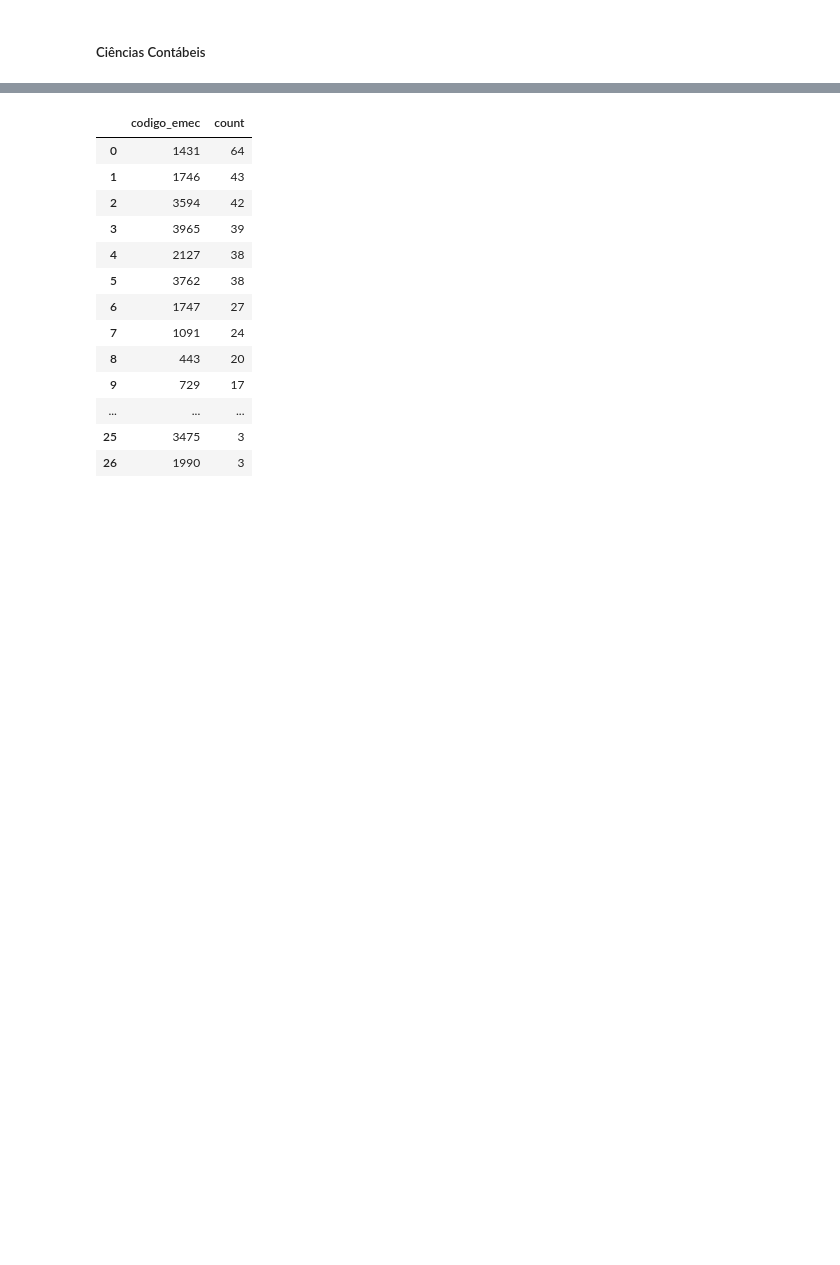
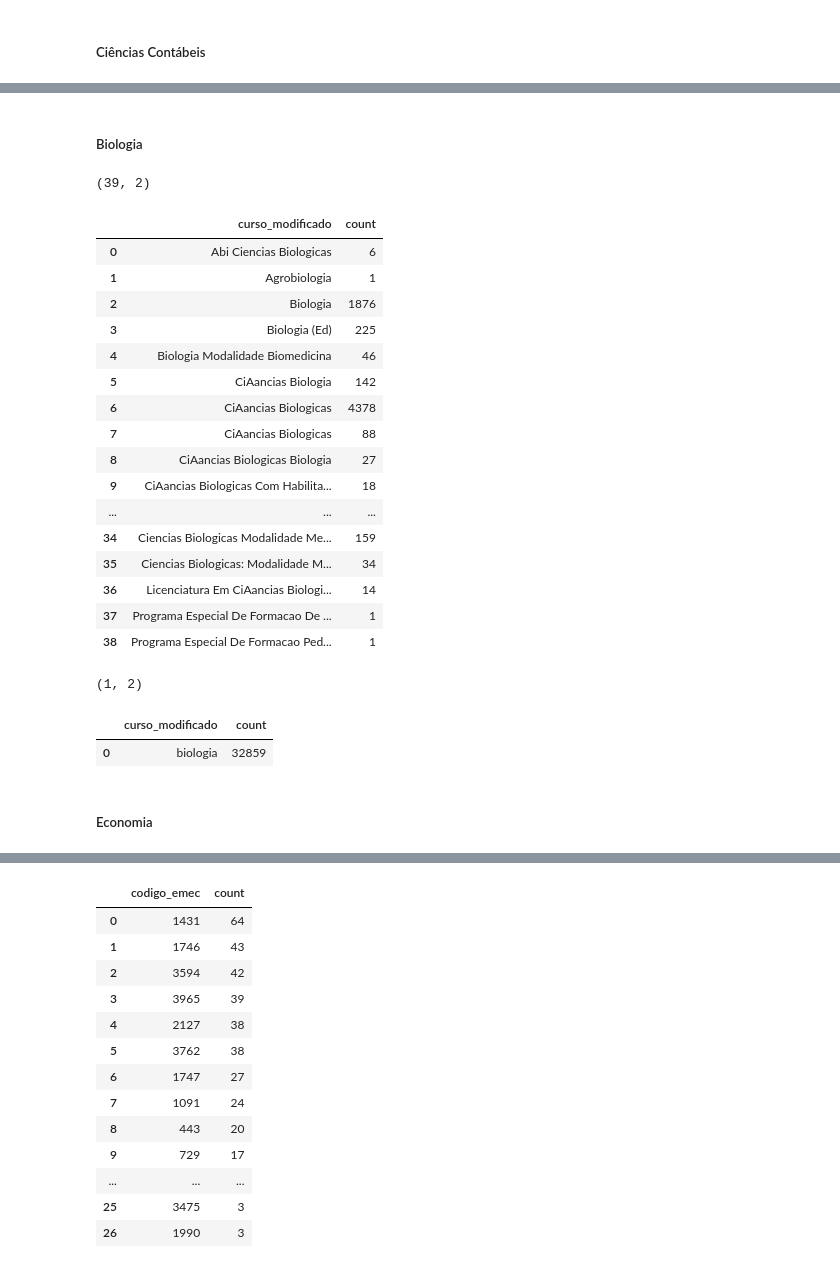
Before and after one commit to DanielCustodioDias/Projeto_PROUNI, a Jupyter notebook: main/tratamento/tratamento.ipynb, the cells around one changed output, grey strips where cells are left out. Cells and saved outputs as stored; diff of their text form; code cells hidden in the pictures; blank space fills up the shorter version.

```diff
--- a/main/tratamento/tratamento.ipynb
+++ b/main/tratamento/tratamento.ipynb
@@ -1007,0 +726,24 @@ modifica_curso('odonto', 'odontologia')
+# %% [markdown]
+##### Biologia
+# %%
+# Verificando os cursos que contem 'biologia'
+verifica_curso('biologi')
+# %% [output]
+(39, 2)
+|  | curso_modificado | count |
+| 0 | Abi Ciencias Biologicas | 6 |
+| 1 | Agrobiologia | 1 |
+| 2 | Biologia | 1876 |
+| 3 | Biologia (Ed) | 225 |
+| 4 | Biologia Modalidade Biomedicina | 46 |
+| 5 | CiAancias Biologia | 142 |
+| 6 | CiAancias Biologicas | 4378 |
+| 7 | CiAancias Biologicas | 88 |
+| 8 | CiAancias Biologicas Biologia | 27 |
+| 9 | CiAancias Biologicas Com Habilita... | 18 |
+| ... | ... | ... |
+| 34 | Ciencias Biologicas Modalidade Me... | 159 |
+| 35 | Ciencias Biologicas: Modalidade M... | 34 |
+| 36 | Licenciatura Em CiAancias Biologi... | 14 |
+| 37 | Programa Especial De Formacao De ... | 1 |
+| 38 | Programa Especial De Formacao Ped... | 1 |
@@ -1007,0 +754,9 @@ modifica_curso('odonto', 'odontologia')
+# %%
+# Confirmando modificações
+verifica_curso('biologia')
+# %% [output]
+(1, 2)
+|  | curso_modificado | count |
+| 0 | biologia | 32859 |
+# %% [markdown]
+##### Economia
```
Also changed, not shown: parts of 601 cells of this notebook.
